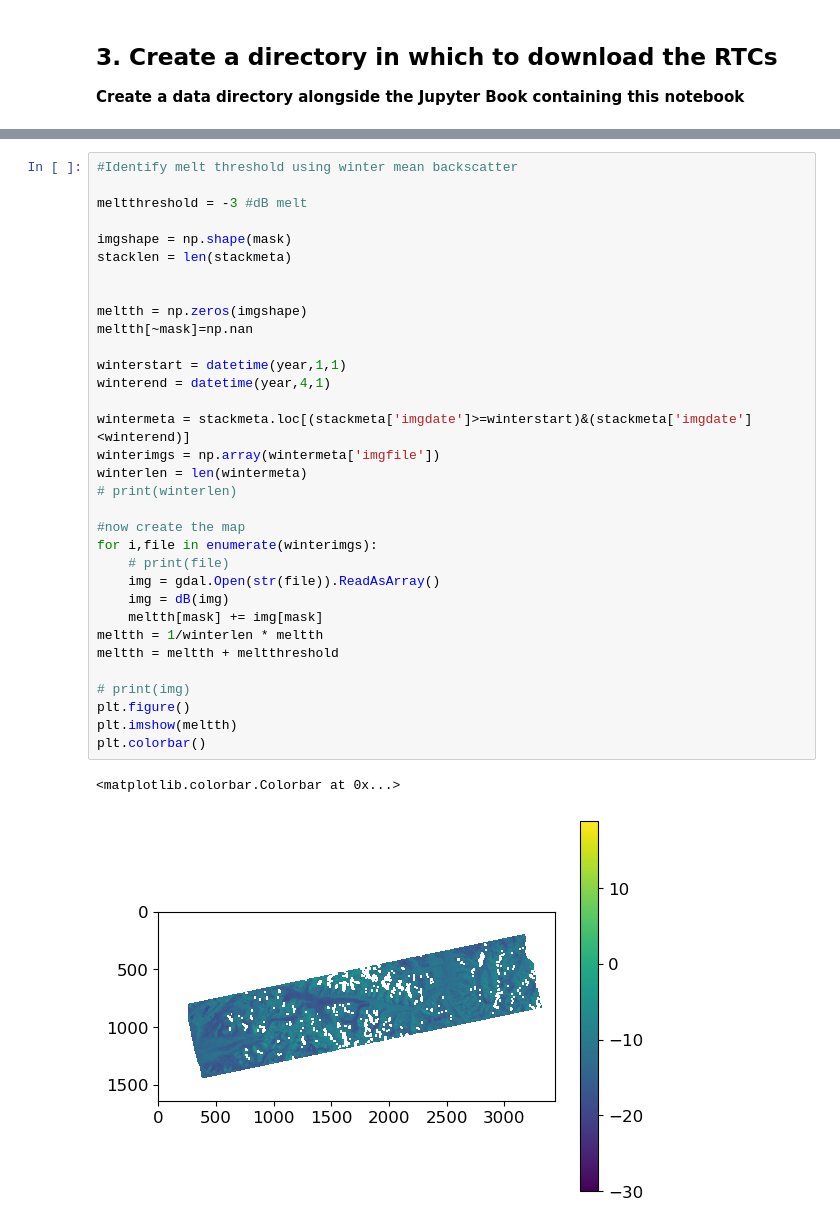
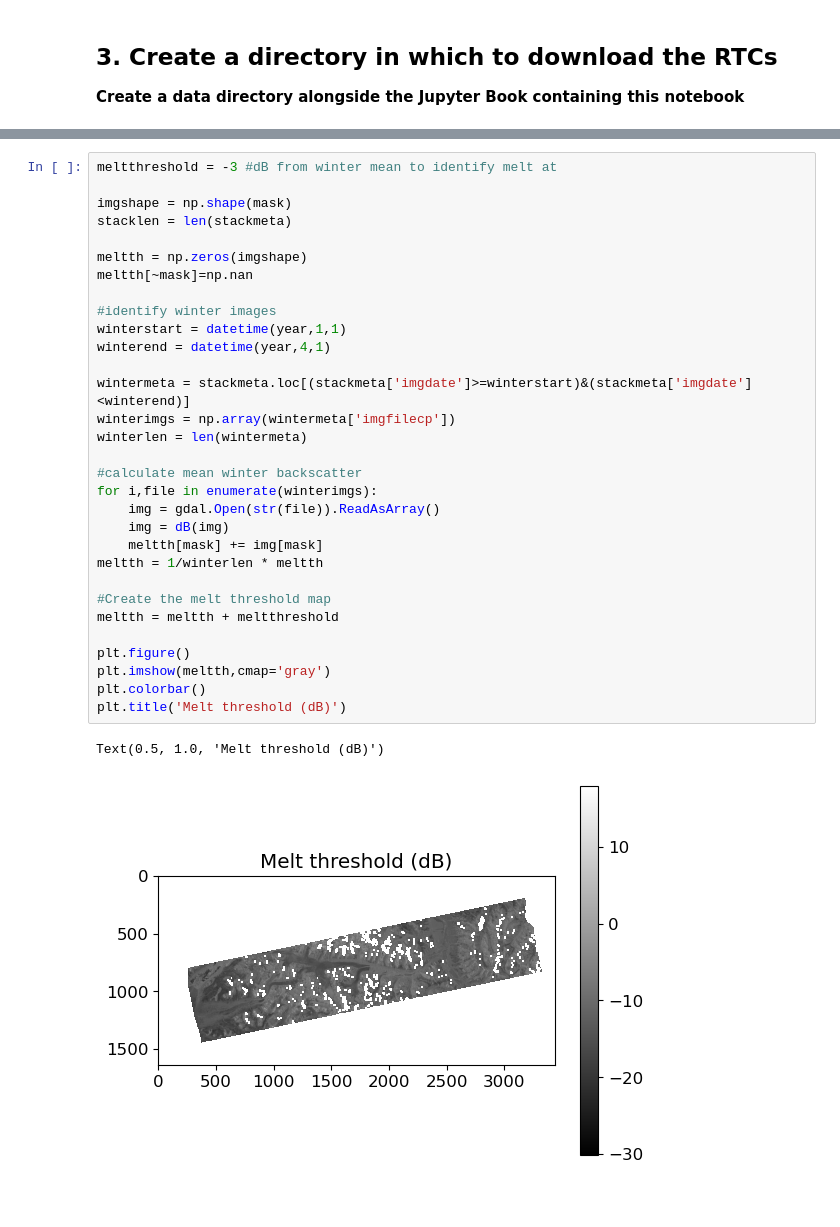
Before and after one commit to ASFOpenSARlab/opensarlab_NISAR_EA_Workshop_2024_1_Recipe_Book, a Jupyter notebook: OPERA/OPERA_RTC_timeseries_snow.ipynb, the cells around one changed output, grey strips where cells are left out. Saved outputs shown, nothing was run; the diff lists cells and outputs as text; blank space fills up the shorter version.

```diff
--- a/OPERA/OPERA_RTC_timeseries_snow.ipynb
+++ b/OPERA/OPERA_RTC_timeseries_snow.ipynb
@@ -324,37 +280,35 @@ plt.colorbar()
-# %%
-#Identify melt threshold using winter mean backscatter
-
-meltthreshold = -3 #dB melt
-
-imgshape = np.shape(mask)
-stacklen = len(stackmeta)
-
-
-meltth = np.zeros(imgshape)
-meltth[~mask]=np.nan
-
-winterstart = datetime(year,1,1)
-winterend = datetime(year,4,1)
-
-wintermeta = stackmeta.loc[(stackmeta['imgdate']>=winterstart)&(stackmeta['imgdate']<winterend)]
-winterimgs = np.array(wintermeta['imgfile'])
-winterlen = len(wintermeta)
-# print(winterlen)
-
-#now create the map
-for i,file in enumerate(winterimgs):
-    # print(file)
-    img = gdal.Open(str(file)).ReadAsArray()
-    img = dB(img)
-    meltth[mask] += img[mask]
-meltth = 1/winterlen * meltth
-meltth = meltth + meltthreshold
-
-# print(img)
-plt.figure()
-plt.imshow(meltth)
-plt.colorbar()
-# %% [output]
-<matplotlib.colorbar.Colorbar at 0x...>
-[figure, removed]
+# %%
+meltthreshold = -3 #dB from winter mean to identify melt at
+
+imgshape = np.shape(mask)
+stacklen = len(stackmeta)
+
+meltth = np.zeros(imgshape)
+meltth[~mask]=np.nan
+
+#identify winter images
+winterstart = datetime(year,1,1)
+winterend = datetime(year,4,1)
+
+wintermeta = stackmeta.loc[(stackmeta['imgdate']>=winterstart)&(stackmeta['imgdate']<winterend)]
+winterimgs = np.array(wintermeta['imgfilecp'])
+winterlen = len(wintermeta)
+
+#calculate mean winter backscatter
+for i,file in enumerate(winterimgs):
+    img = gdal.Open(str(file)).ReadAsArray()
+    img = dB(img)
+    meltth[mask] += img[mask]
+meltth = 1/winterlen * meltth
+
+#Create the melt threshold map
+meltth = meltth + meltthreshold
+
+plt.figure()
+plt.imshow(meltth,cmap='gray')
+plt.colorbar()
+plt.title('Melt threshold (dB)')
+# %% [output]
+Text(0.5, 1.0, 'Melt threshold (dB)')
+[figure, added]
 # %%
```
Also changed, not shown: parts of 40 cells of this notebook, 1 other file.
